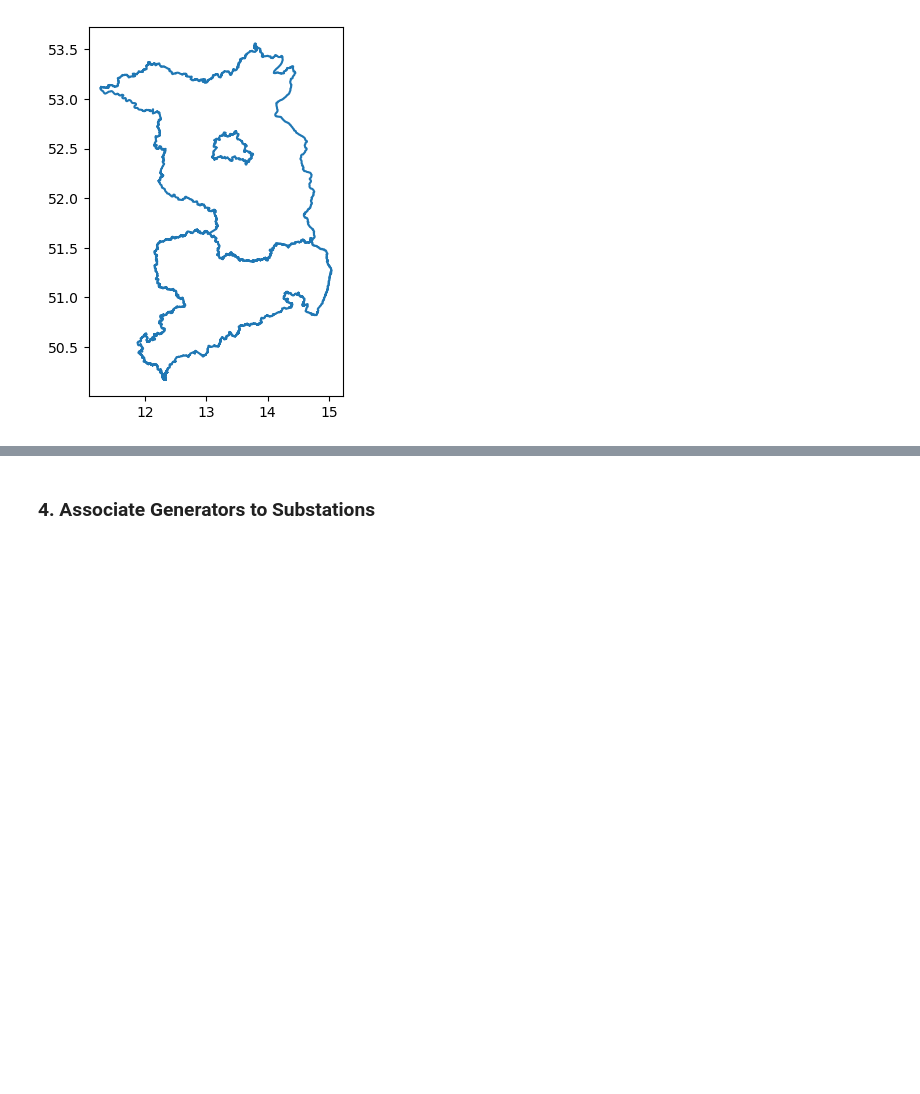
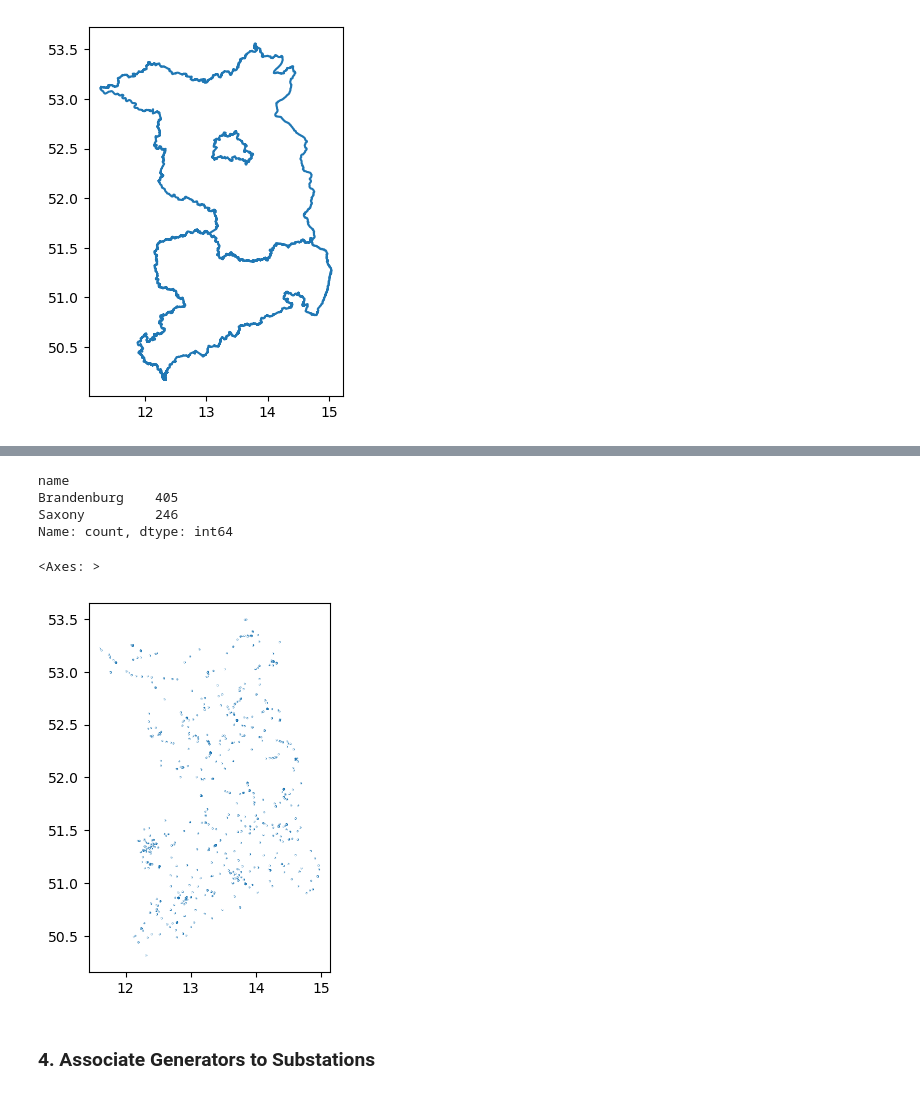
Before and after one commit to nicolas-froehlich/dvlp-case-study, a Jupyter notebook: case-study.ipynb, the cells around one changed output, grey strips where cells are left out. Saved outputs shown, nothing was run; the diff lists cells and outputs as text; code cells hidden in the pictures; blank space fills up the shorter version.

```diff
--- a/case-study.ipynb
+++ b/case-study.ipynb
@@ -42,7 +40,5 @@ memory usage: 1.9+ MB
 ### 2. Extract Substations
 # %%
 # load & combine power substation data from osmnx
-substations_sachsen = ox.features.features_from_place("Sachsen, Germany", tags = {'power':'substation'})
-substations_brandenburg = ox.features.features_from_place("Brandenburg, Germany", tags = {'power':'substation'})
-
-substations = gpd.GeoDataFrame(pd.concat([substations_sachsen, substations_brandenburg], ignore_index=True))
+# substations_sachsen = ox.features.features_from_place("Sachsen, Germany", tags = {'power':'substation'})
+# substations_brandenburg = ox.features.features_from_place("Brandenburg, Germany", tags = {'power':'substation'})
@@ -56,6 +45,13 @@ substations = gpd.GeoDataFrame(pd.concat([substations_sachsen, substations_brand
 # %%
+substations = gpd.GeoDataFrame(pd.concat([substations_sachsen, substations_brandenburg], ignore_index=True))
+# print(substations.columns.to_frame())
+vars_to_keep = ['geometry',
+                'voltage',
+                'frequency'] # just out of curiosity
+
+
+substations = substations[vars_to_keep]
 substations.info()
-substations.crs
 # %% [output]
 <class 'geopandas.geodataframe.GeoDataFrame'>
 RangeIndex: 8370 entries, 0 to 8369
@@ -104,5 +89,5 @@ Name: count, dtype: int64
 substations = substations[substations['voltage'].notna()]
 
 # filter substations for voltage >= 110000V
-substations_transmissions = substations[substations['voltage'].apply(lambda x: any(int(v) >= 110000 for v in str(x).split(';') if v.isdigit()))]
+substations_transmission = substations[substations['voltage'].apply(lambda x: any(int(v) >= 110000 for v in str(x).split(';') if v.isdigit()))]
 # %%
@@ -144,3 +129,7 @@ Datum: World Geodetic System 1984 ensemble
 - Ellipsoid: WGS 84
 - Prime Meridian: Greenwich
 [figure]
+# %%
+# make a 'within' spatial join to get Bundesland for each substation
+substations_transmission = gpd.sjoin(substations_transmission, laender, how="left", predicate='within')
+substations_transmission.drop(columns=['index_right'], inplace=True)
@@ -147,2 +157,12 @@ Datum: World Geodetic System 1984 ensemble
+# %%
+print(substations_transmission.value_counts('name'))
+substations_transmission.boundary.plot()
+# %% [output]
+name
+Brandenburg    405
+Saxony         246
+Name: count, dtype: int64
+<Axes: >
+[figure, added]
 # %% [markdown]
 ### 4. Associate Generators to Substations
```
Also changed, not shown: parts of 20 cells of this notebook.
